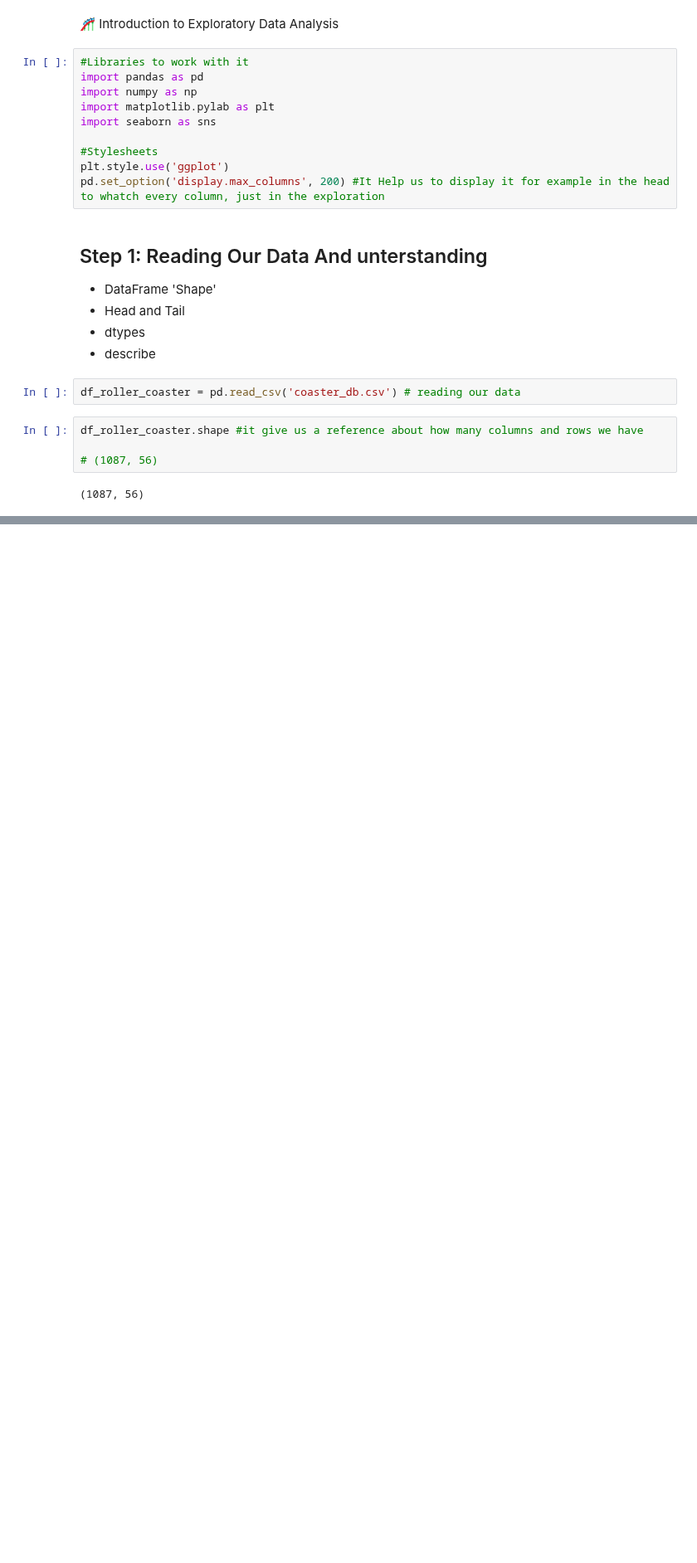
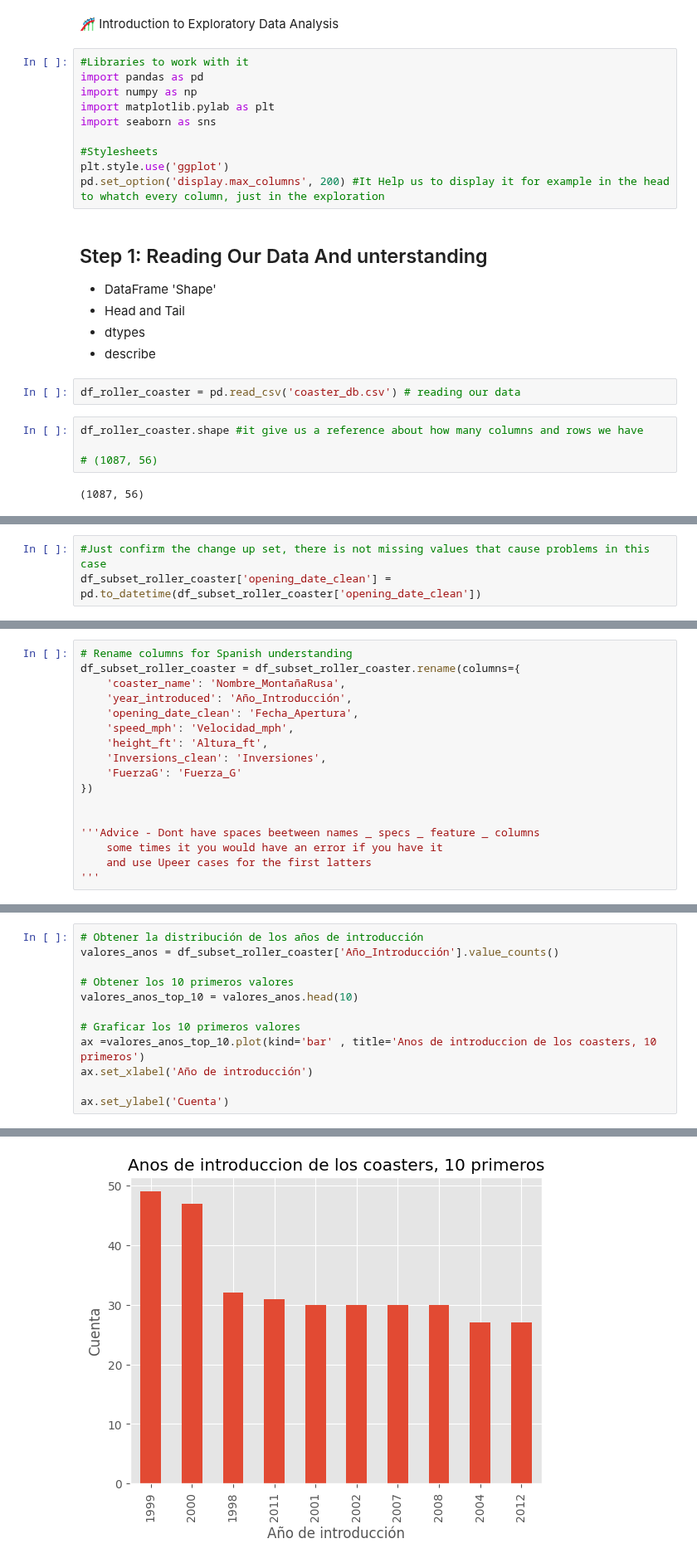
Before and after one commit to BlackEddit/EDA_Cleasings, a Jupyter notebook: EDA_Exploratory_Data_Analysis.ipynb, the cells around one changed output, grey strips where cells are left out. Shown at 83% size. Cells and saved outputs as stored; diff of their text form; blank space fills up the shorter version.

Commit message:
First steps with EDA_Sex

```diff
--- a/EDA_Exploratory_Data_Analysis.ipynb
+++ b/EDA_Exploratory_Data_Analysis.ipynb
@@ -36,0 +177,3 @@ df_roller_coaster.head()
+# %%
+#Just confirm the change up set, there is not missing values that cause problems in this case
+df_subset_roller_coaster['opening_date_clean'] = pd.to_datetime(df_subset_roller_coaster['opening_date_clean'])
@@ -36,0 +200,17 @@ df_roller_coaster.head()
+# %%
+# Rename columns for Spanish understanding
+df_subset_roller_coaster = df_subset_roller_coaster.rename(columns={
+    'coaster_name': 'Nombre_MontañaRusa',
+    'year_introduced': 'Año_Introducción',
+    'opening_date_clean': 'Fecha_Apertura',
+    'speed_mph': 'Velocidad_mph',
+    'height_ft': 'Altura_ft',
+    'Inversions_clean': 'Inversiones',
+    'FuerzaG': 'Fuerza_G'
+})
+
+
+'''Advice - Dont have spaces beetween names _ specs _ feature _ columns
+    some times it you would have an error if you have it
+    and use Upeer cases for the first latters
+'''
@@ -36,0 +374,13 @@ df_roller_coaster.head()
+# %%
+# Obtener la distribución de los años de introducción
+valores_anos = df_subset_roller_coaster['Año_Introducción'].value_counts()
+
+# Obtener los 10 primeros valores
+valores_anos_top_10 = valores_anos.head(10)
+
+# Graficar los 10 primeros valores
+ax =valores_anos_top_10.plot(kind='bar' , title='Anos de introduccion de los coasters, 10 primeros')
+ax.set_xlabel('Año de introducción')
+
+ax.set_ylabel('Cuenta')
+# %% [output]
@@ -36,0 +388 @@ df_roller_coaster.head()
+[figure, added]
```
Also changed, not shown: parts of 42 cells of this notebook.
